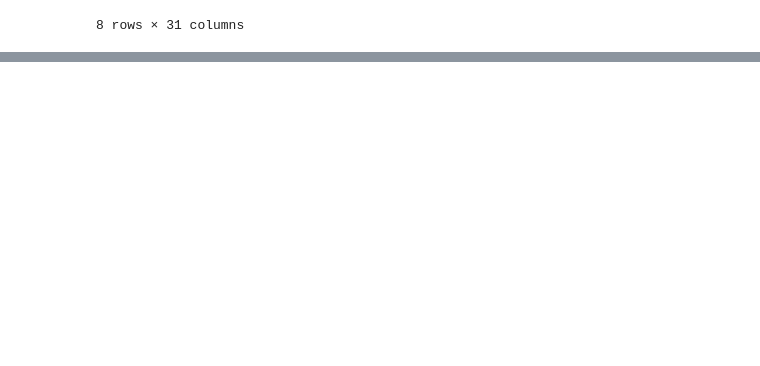
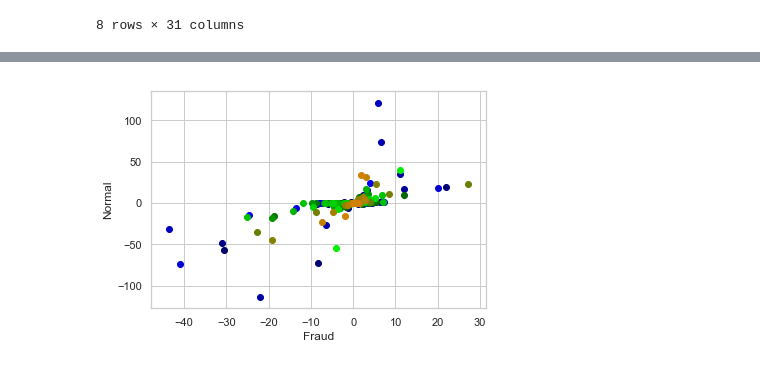
Before and after one commit to wcheungnet/creditCardFaurdDetection, a Jupyter notebook: hw3.ipynb, the cells around one changed output, grey strips where cells are left out. Saved outputs shown, nothing was run; the diff lists cells and outputs as text; code cells hidden in the pictures; blank space fills up the shorter version.

Commit message:
use seaborn

```diff
--- a/hw3.ipynb
+++ b/hw3.ipynb
@@ -4,6 +4,8 @@ import sklearn as sk
 import pandas as pd
 
 import matplotlib.pyplot as plt
+import seaborn as sns
+sns.set(style="darkgrid")
 
 from sklearn.preprocessing import scale
 from sklearn.model_selection import train_test_split
@@ -12,7 +14,7 @@ from sklearn import linear_model
 import random
 # %%
 
-transactions = pd.read_csv("creditcard.csv")
+transactions = pd.read_csv("./data/creditcard.csv")
 transactions.describe()
 # %% [output]
 |  | Time | V1 | V2 | V3 | V4 | V5 | V6 | V7 | V8 | V9 | ... | ... |
@@ -85,0 +70,11 @@ AttributeError: 'tuple' object has no attribute 'scatter'
+# %%
+myPD = pd.DataFrame()
+
+for i in range(28):
+    myID = str(i+1)
+    myPD["F_"+myID] = desFraud["V"+myID]
+    myPD["N_"+myID] = desNotFraud["V"+myID]
+
+myPD = myPD.drop('count')
+
+myPD.head()
@@ -85,0 +89,22 @@ AttributeError: 'tuple' object has no attribute 'scatter'
+# %%
+from random import randint
+colors = []
+
+for j in range(3):
+    for i in range(10):
+        if j == 0:
+            colors.append((0,0,i*0.06+.4))
+        if j == 1:
+            colors.append((0, i*0.06+.4, 0))
+        if j == 2:
+            colors.append((i*0.06+.4, 0.5, 0))
+
+
+for i in range(28):
+    plt.scatter(myPD['F_' + str(i+1)], myPD['N_'+ str(i+1)], color=colors[i])
+
+plt.xlabel('Fraud')
+plt.ylabel('Normal')
+plt.show()
+# %% [output]
+[figure, added]
```
Also changed, not shown: parts of 7 cells of this notebook.
